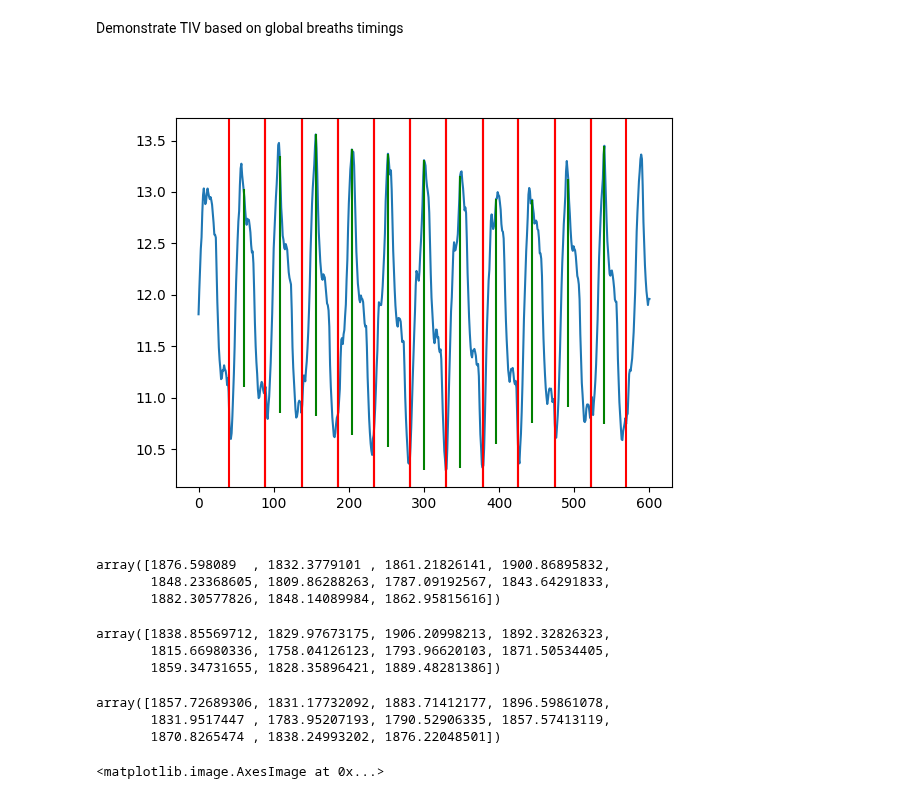
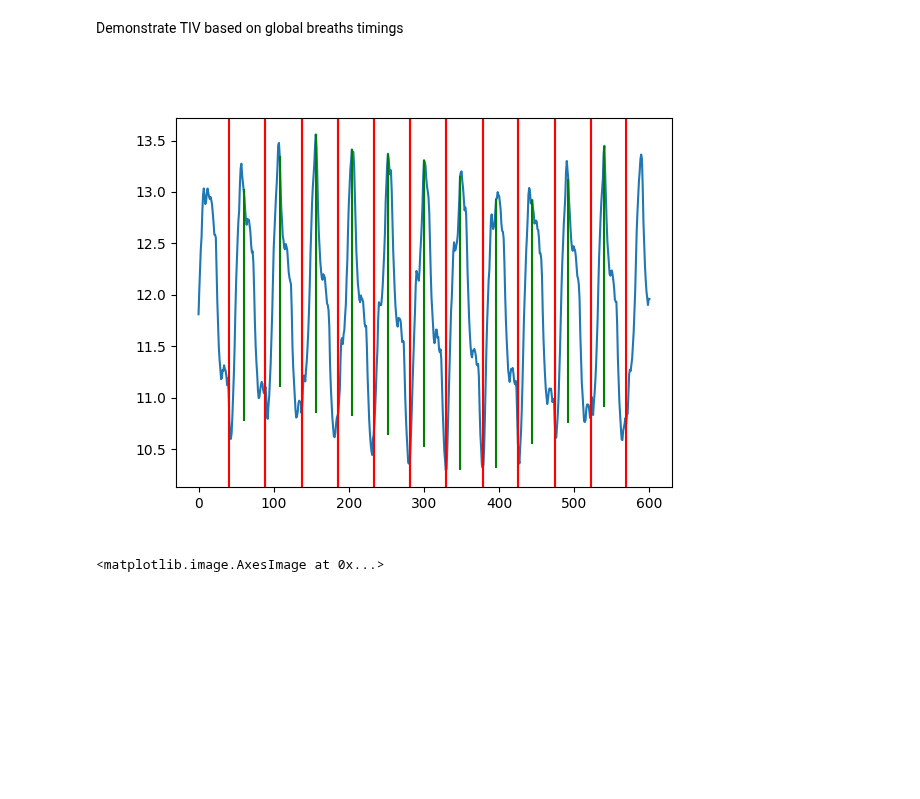
Before and after one commit to EIT-ALIVE/eitprocessing, a Jupyter notebook: notebooks/test_parameter_tiv.ipynb, the cells around one changed output. Drawn from its saved outputs; the diff is of its cells as text; code cells hidden in the pictures; blank space fills up the shorter version.

```diff
--- a/notebooks/test_parameter_tiv.ipynb
+++ b/notebooks/test_parameter_tiv.ipynb
@@ -207,7 +206,7 @@ plt.plot(end_indices, pixel_data[end_indices, 12, 13], "x")
 for i, mid_idx in enumerate(middle_indices):
     plt.vlines(
         x=mid_idx,
-        ymin=pixel_data[mid_idx, 12, 13] - tiv_result_pixel_inspiratory["values"][i, 12, 13],
+        ymin=pixel_data[mid_idx, 12, 13] - tiv_result_pixel_inspiratory[i, 12, 13],
         ymax=pixel_data[mid_idx, 12, 13],
         color="r",
         linestyle="-",
@@ -220,38 +219,20 @@ Demonstrate TIV based on global breaths timings
 # %%
 plt.figure()
 plt.plot(pixel_data[:, 8, 8])
 
 for i, glo_mid_idx in enumerate(global_middle_indices):
     plt.vlines(
         x=glo_mid_idx,
-        ymin=pixel_data[glo_mid_idx, 8, 8] - tiv_result_pixel_inspiratory_global_timing["values"][i, 8, 8],
+        ymin=pixel_data[glo_mid_idx, 8, 8] - tiv_result_pixel_inspiratory_global_timing[i, 8, 8],
         ymax=pixel_data[glo_mid_idx, 8, 8],
         color="g",
         linestyle="-",
         label="TIV",
     )
 
 for i in range(len(global_start_indices)):
     plt.axvline(global_start_indices[i], color="red")
     plt.axvline(global_end_indices[i], color="red")
 # %% [output]
-[figure, old version]
+[figure, new version]
-# %%
-tiv_result_global_inspiratory["values"]
-# %% [output]
-array([1876.598089  , 1832.3779101 , 1861.21826141, 1900.86895832,
-       1848.23368605, 1809.86288263, 1787.09192567, 1843.64291833,
-       1882.30577826, 1848.14089984, 1862.95815616])
-# %%
-tiv_result_global_expiratory["values"]
-# %% [output]
-array([1838.85569712, 1829.97673175, 1906.20998213, 1892.32826323,
-       1815.66980336, 1758.04126123, 1793.96620103, 1871.50534405,
-       1859.34731655, 1828.35896421, 1889.48281386])
-# %%
-tiv_result_global_mean["values"]
-# %% [output]
-array([1857.72689306, 1831.17732092, 1883.71412177, 1896.59861078,
-       1831.9517447 , 1783.95207193, 1790.52906335, 1857.57413119,
-       1870.8265474 , 1838.24993202, 1876.22048501])
 # %%
```
Also changed, not shown: parts of 2 cells of this notebook.
